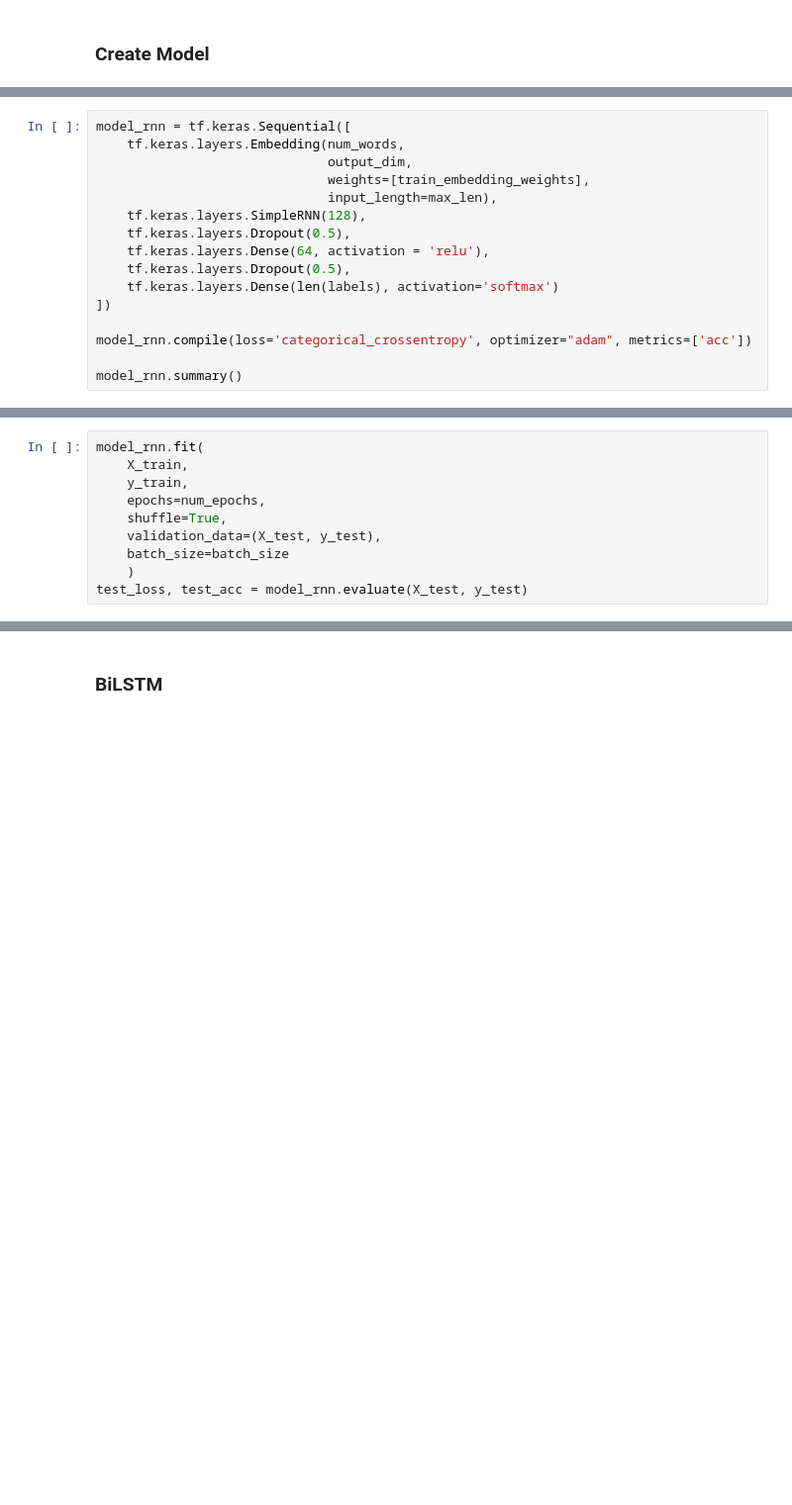
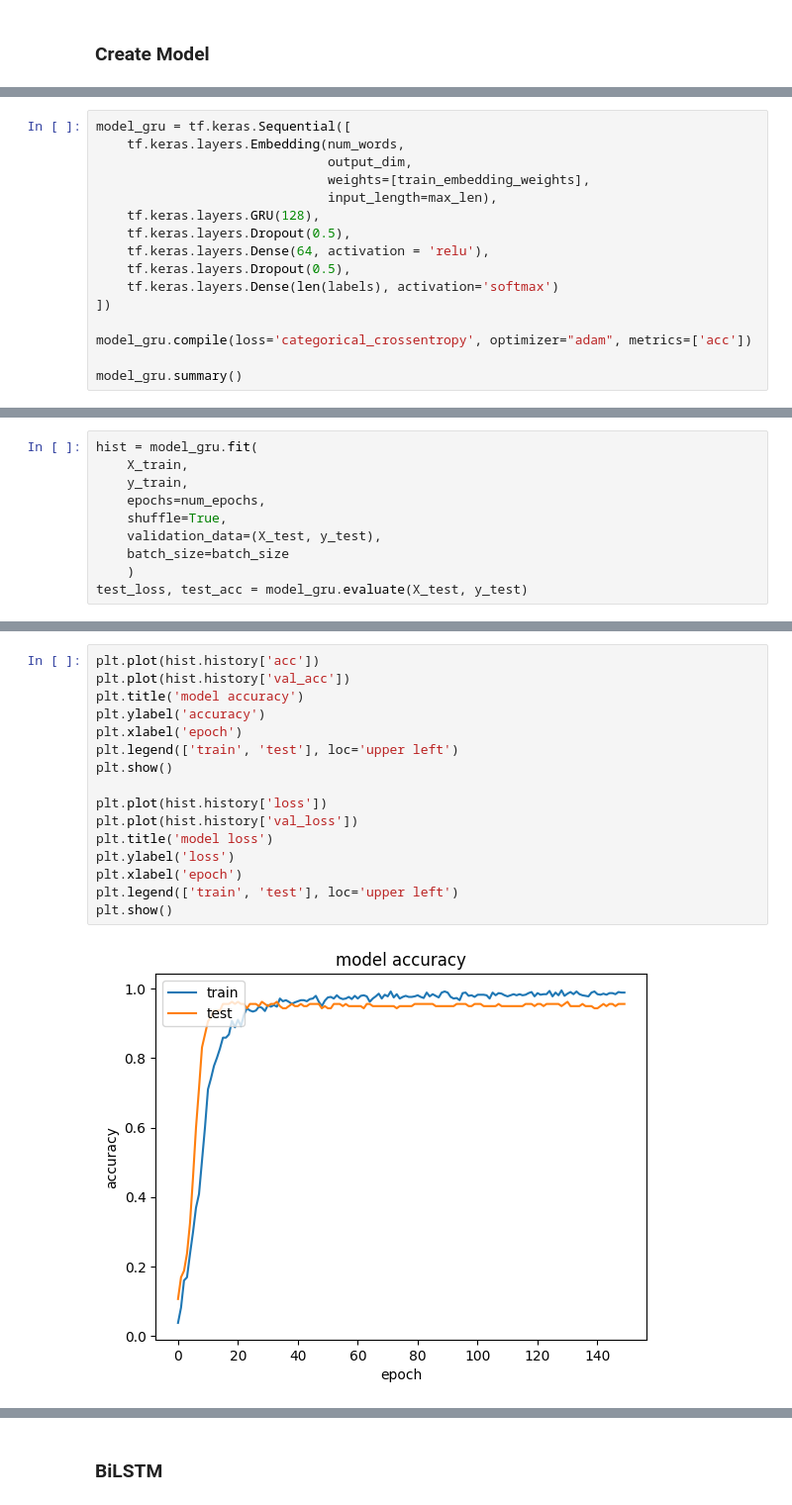
Before and after one commit to IhsanulAfkar/Chatbot-Server, a Jupyter notebook: main.ipynb, the cells around one changed output, grey strips where cells are left out. Shown at 99% size. Drawn from its saved outputs; the diff is of its cells as text; blank space fills up the shorter version.

```diff
--- a/main.ipynb
+++ b/main.ipynb
@@ -442,17 +421,17 @@ plt.show()
 # %%
-model_rnn = tf.keras.Sequential([
+model_gru = tf.keras.Sequential([
     tf.keras.layers.Embedding(num_words,
                               output_dim,
                               weights=[train_embedding_weights],
                               input_length=max_len),
-    tf.keras.layers.SimpleRNN(128),
+    tf.keras.layers.GRU(128),
     tf.keras.layers.Dropout(0.5),
     tf.keras.layers.Dense(64, activation = 'relu'),
     tf.keras.layers.Dropout(0.5),
     tf.keras.layers.Dense(len(labels), activation='softmax')
 ])
 
-model_rnn.compile(loss='categorical_crossentropy', optimizer="adam", metrics=['acc'])
+model_gru.compile(loss='categorical_crossentropy', optimizer="adam", metrics=['acc'])
 
-model_rnn.summary()
+model_gru.summary()
 # %% [output]
@@ -474,7 +453,7 @@ Trainable params: 101088 (394.88 KB)
 Non-trainable params: 0 (0.00 Byte)
 _________________________________________________________________
 # %%
-model_rnn.fit(
+hist = model_gru.fit(
     X_train,
     y_train,
     epochs=num_epochs,
@@ -482,5 +461,5 @@ model_rnn.fit(
     validation_data=(X_test, y_test),
     batch_size=batch_size
     )
-test_loss, test_acc = model_rnn.evaluate(X_test, y_test)
+test_loss, test_acc = model_gru.evaluate(X_test, y_test)
 # %% [output]
@@ -503,0 +483,18 @@ Epoch 200/200
+# %%
+plt.plot(hist.history['acc'])
+plt.plot(hist.history['val_acc'])
+plt.title('model accuracy')
+plt.ylabel('accuracy')
+plt.xlabel('epoch')
+plt.legend(['train', 'test'], loc='upper left')
+plt.show()
+
+plt.plot(hist.history['loss'])
+plt.plot(hist.history['val_loss'])
+plt.title('model loss')
+plt.ylabel('loss')
+plt.xlabel('epoch')
+plt.legend(['train', 'test'], loc='upper left')
+plt.show()
+# %% [output]
+[figure, added]
```
Also changed, not shown: parts of 31 cells of this notebook, 15 other files.
